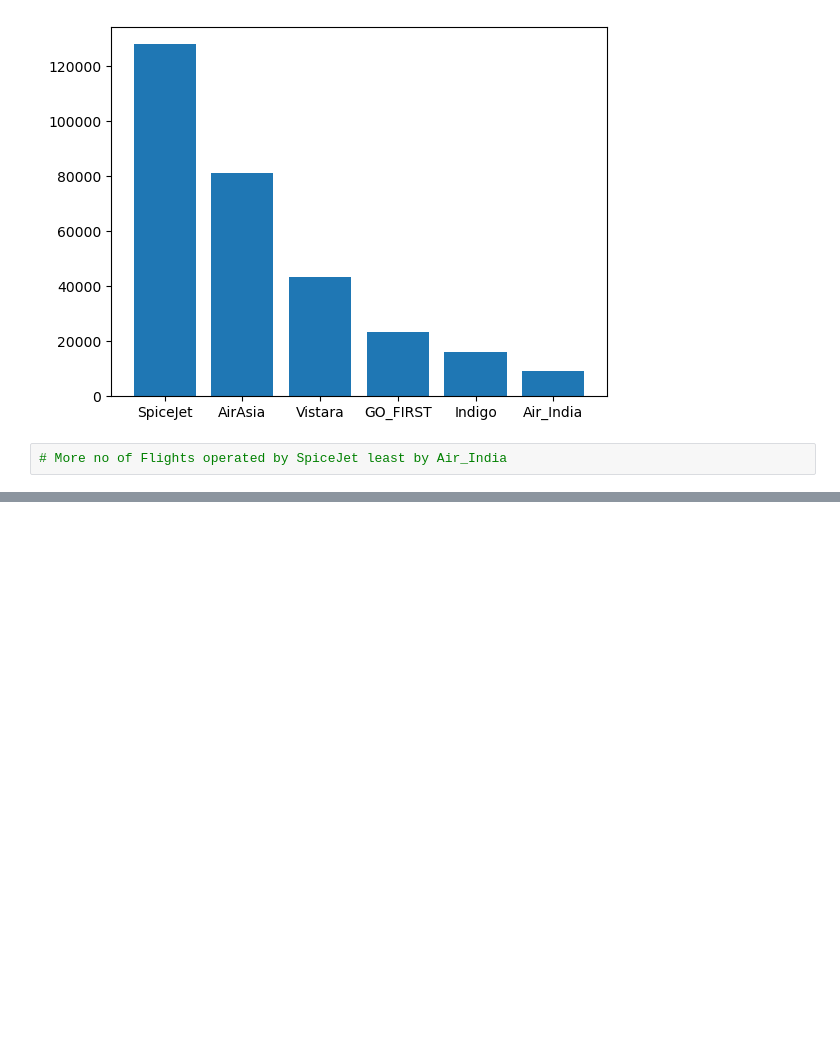
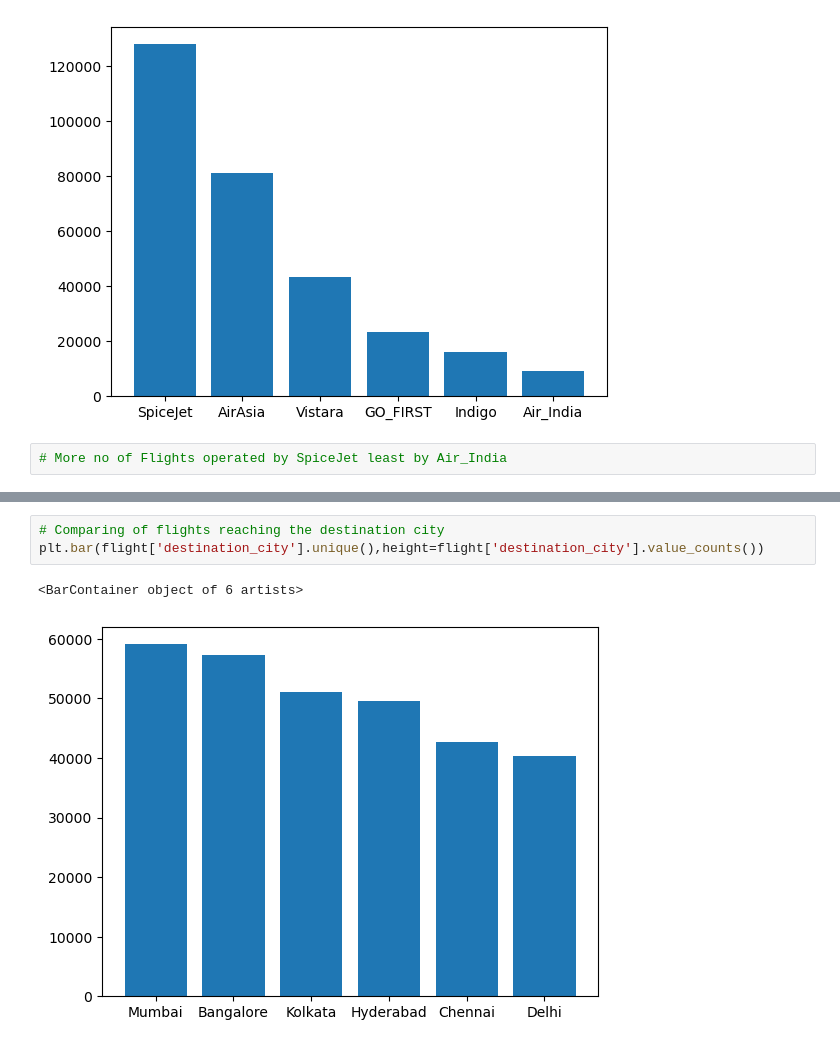
Before and after one commit to greepvishnu/Flight-Booking-Prediction, a Jupyter notebook: Flight Booking Prediction Project.ipynb, the cells around one changed output, grey strips where cells are left out. Drawn from its saved outputs; the diff is of its cells as text; blank space fills up the shorter version.

```diff
--- a/Flight Booking Prediction Project.ipynb
+++ b/Flight Booking Prediction Project.ipynb
@@ -224,0 +258,6 @@ plt.bar(flight['airline'].unique(),height=flight['airline'].value_counts())
+# %%
+# Comparing of flights reaching the destination city
+plt.bar(flight['destination_city'].unique(),height=flight['destination_city'].value_counts())
+# %% [output]
+<BarContainer object of 6 artists>
+[figure, added]
```
Also changed, not shown: parts of 5 cells of this notebook.
